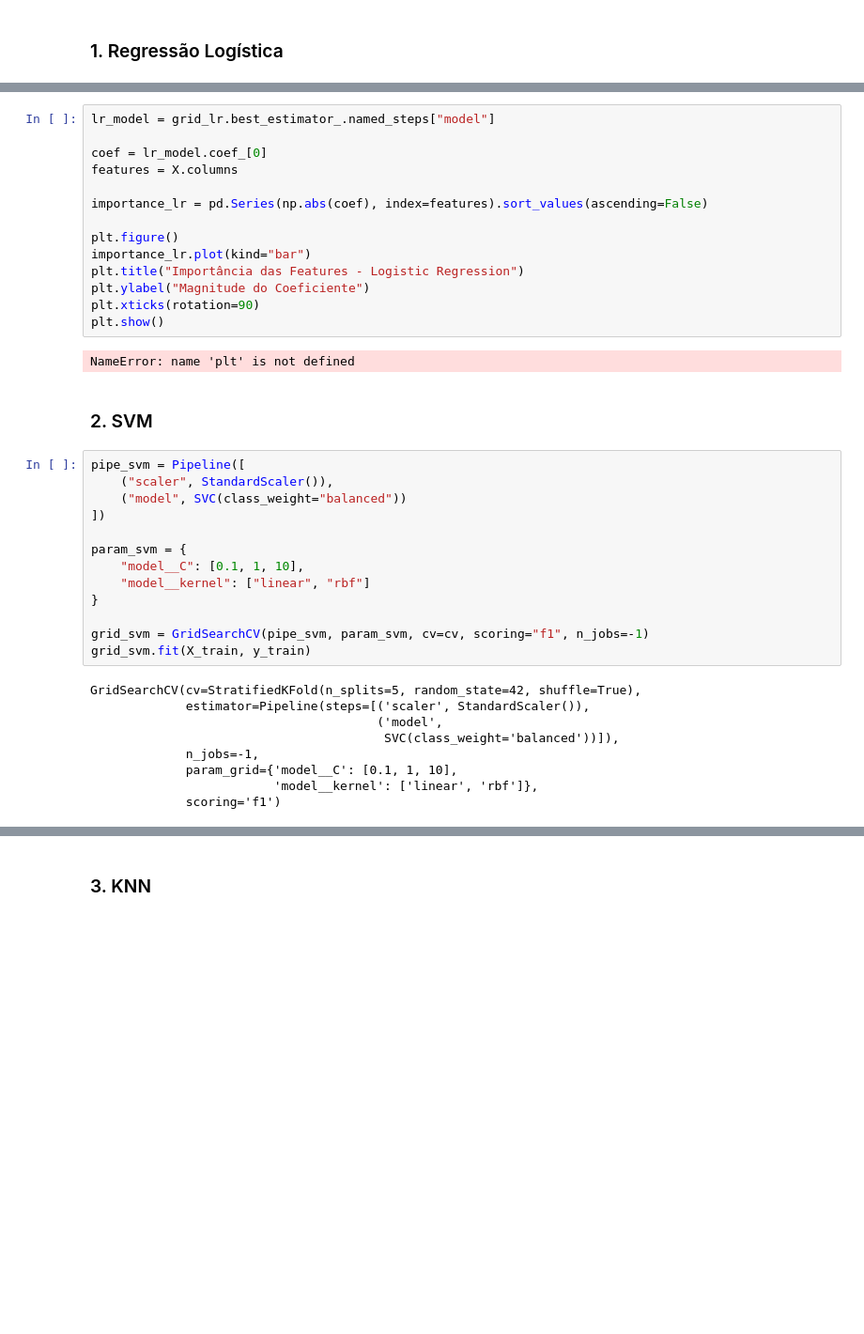
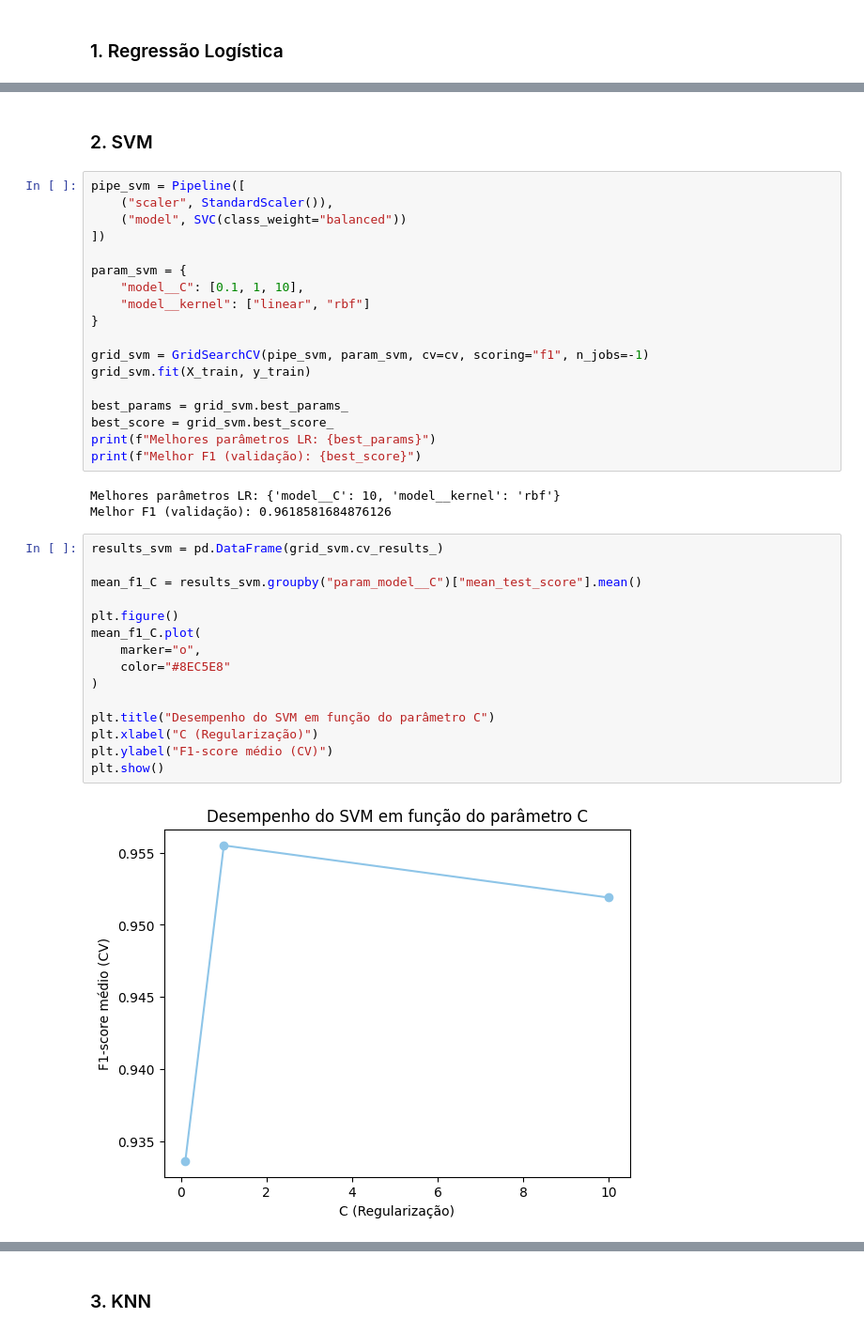
Before and after one commit to mariaclaraps/projeto-ciencia-dos-dados, a Jupyter notebook: notebooks/cancer_classificacao.ipynb, the cells around one changed output, grey strips where cells are left out. Shown at 94% size. Drawn from its saved outputs; the diff is of its cells as text; blank space fills up the shorter version.

```diff
--- a/notebooks/cancer_classificacao.ipynb
+++ b/notebooks/cancer_classificacao.ipynb
@@ -188,19 +187,3 @@ GridSearchCV(cv=StratifiedKFold(n_splits=5, random_state=42, shuffle=True),
-# %%
-lr_model = grid_lr.best_estimator_.named_steps["model"]
-
-coef = lr_model.coef_[0]
-features = X.columns
-
-importance_lr = pd.Series(np.abs(coef), index=features).sort_values(ascending=False)
-
-plt.figure()
-importance_lr.plot(kind="bar")
-plt.title("Importância das Features - Logistic Regression")
-plt.ylabel("Magnitude do Coeficiente")
-plt.xticks(rotation=90)
-plt.show()
-# %% [output]
-NameError: name 'plt' is not defined
 # %% [markdown]
 ### 2. SVM
 # %%
@@ -216,12 +199,28 @@ param_svm = {
 
 grid_svm = GridSearchCV(pipe_svm, param_svm, cv=cv, scoring="f1", n_jobs=-1)
 grid_svm.fit(X_train, y_train)
+
+best_params = grid_svm.best_params_
+best_score = grid_svm.best_score_
+print(f"Melhores parâmetros LR: {best_params}")
+print(f"Melhor F1 (validação): {best_score}")
 # %% [output]
-GridSearchCV(cv=StratifiedKFold(n_splits=5, random_state=42, shuffle=True),
-             estimator=Pipeline(steps=[('scaler', StandardScaler()),
-                                       ('model',
-                                        SVC(class_weight='balanced'))]),
-             n_jobs=-1,
-             param_grid={'model__C': [0.1, 1, 10],
-                         'model__kernel': ['linear', 'rbf']},
-             scoring='f1')
+Melhores parâmetros LR: {'model__C': 10, 'model__kernel': 'rbf'}
+Melhor F1 (validação): 0.9618581684876126
+# %%
+results_svm = pd.DataFrame(grid_svm.cv_results_)
+
+mean_f1_C = results_svm.groupby("param_model__C")["mean_test_score"].mean()
+
+plt.figure()
+mean_f1_C.plot(
+    marker="o",
+    color="#8EC5E8"
+)
+
+plt.title("Desempenho do SVM em função do parâmetro C")
+plt.xlabel("C (Regularização)")
+plt.ylabel("F1-score médio (CV)")
+plt.show()
+# %% [output]
+[figure, added]
```
Also changed, not shown: parts of 25 cells of this notebook, 1 other file.
